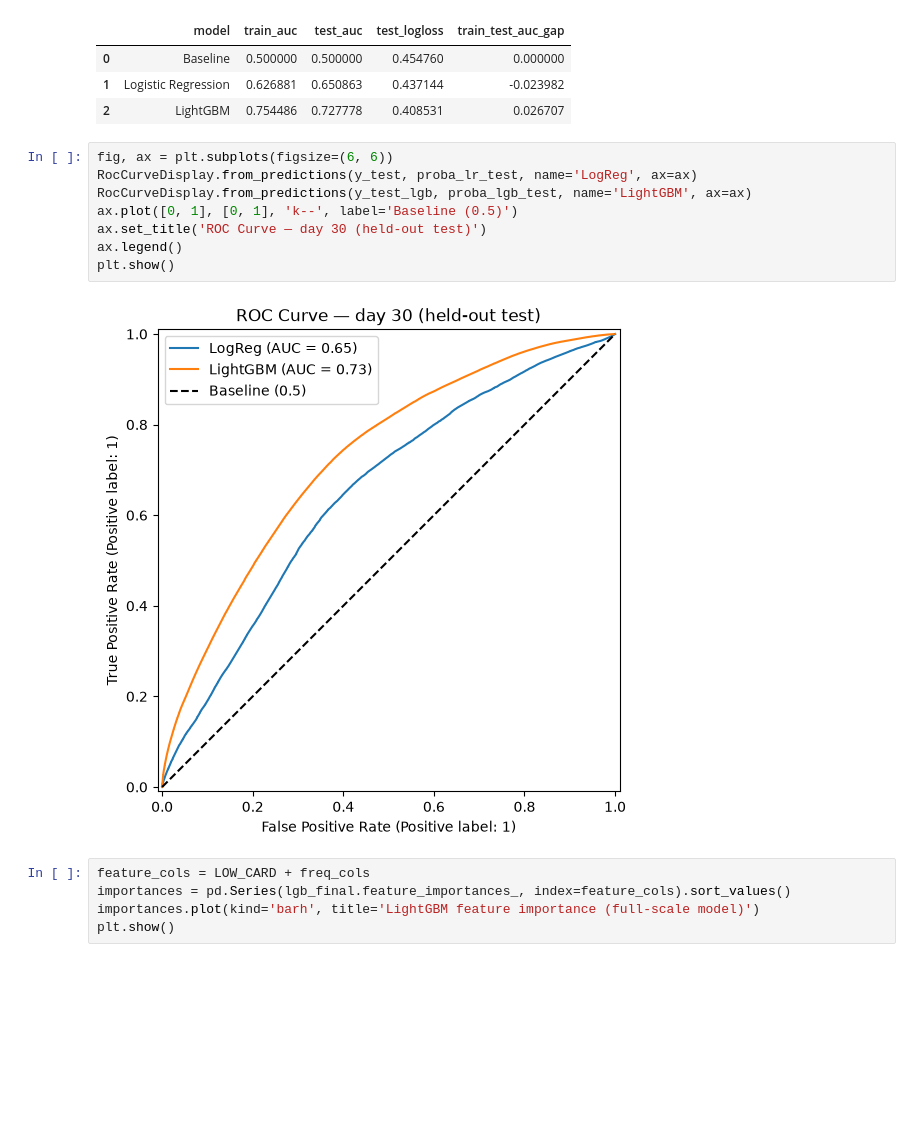
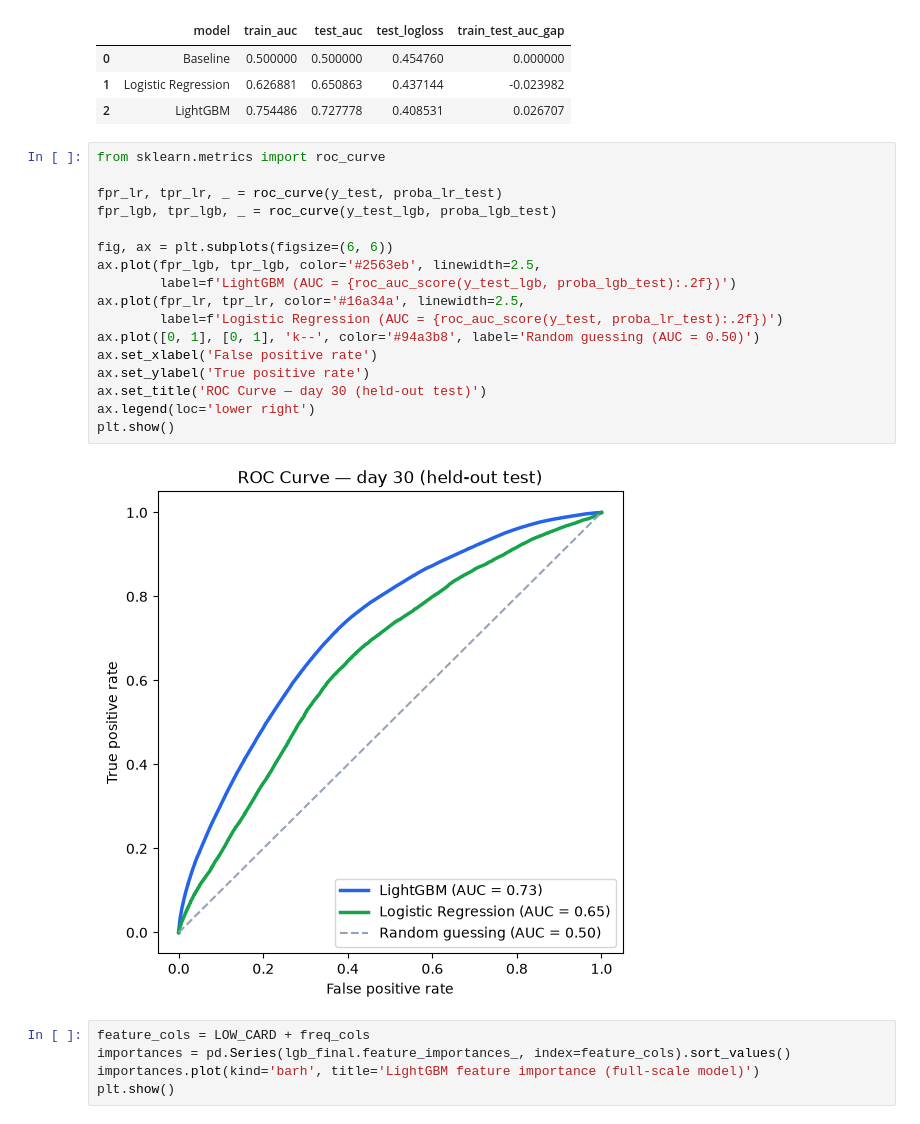
Before and after one commit to cheauyuin/m3-ml-s4-predicting-ad-ctr, a Jupyter notebook: notebooks/full_pipeline.ipynb, the cells around one changed output. Cells and saved outputs as stored; diff of their text form; blank space fills up the shorter version.

```diff
--- a/notebooks/full_pipeline.ipynb
+++ b/notebooks/full_pipeline.ipynb
@@ -310,15 +310,24 @@ summary
 | 1 | Logistic Regression | 0.626881 | 0.650863 | 0.437144 | -0.023982 |
 | 2 | LightGBM | 0.754486 | 0.727778 | 0.408531 | 0.026707 |
 # %%
+from sklearn.metrics import roc_curve
+
+fpr_lr, tpr_lr, _ = roc_curve(y_test, proba_lr_test)
+fpr_lgb, tpr_lgb, _ = roc_curve(y_test_lgb, proba_lgb_test)
+
 fig, ax = plt.subplots(figsize=(6, 6))
-RocCurveDisplay.from_predictions(y_test, proba_lr_test, name='LogReg', ax=ax)
-RocCurveDisplay.from_predictions(y_test_lgb, proba_lgb_test, name='LightGBM', ax=ax)
-ax.plot([0, 1], [0, 1], 'k--', label='Baseline (0.5)')
+ax.plot(fpr_lgb, tpr_lgb, color='#2563eb', linewidth=2.5,
+        label=f'LightGBM (AUC = {roc_auc_score(y_test_lgb, proba_lgb_test):.2f})')
+ax.plot(fpr_lr, tpr_lr, color='#16a34a', linewidth=2.5,
+        label=f'Logistic Regression (AUC = {roc_auc_score(y_test, proba_lr_test):.2f})')
+ax.plot([0, 1], [0, 1], 'k--', color='#94a3b8', label='Random guessing (AUC = 0.50)')
+ax.set_xlabel('False positive rate')
+ax.set_ylabel('True positive rate')
 ax.set_title('ROC Curve — day 30 (held-out test)')
-ax.legend()
+ax.legend(loc='lower right')
 plt.show()
 # %% [output]
-[figure, old version]
+[figure, new version]
 # %%
 feature_cols = LOW_CARD + freq_cols
 importances = pd.Series(lgb_final.feature_importances_, index=feature_cols).sort_values()
```
Also changed, not shown: parts of 9 cells of this notebook, 4 other files.
